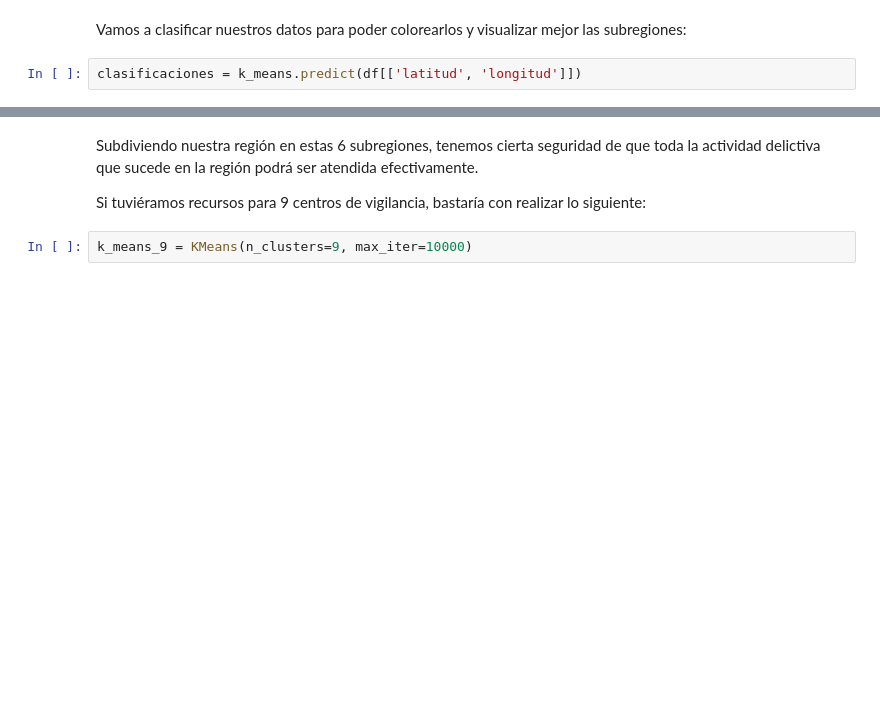
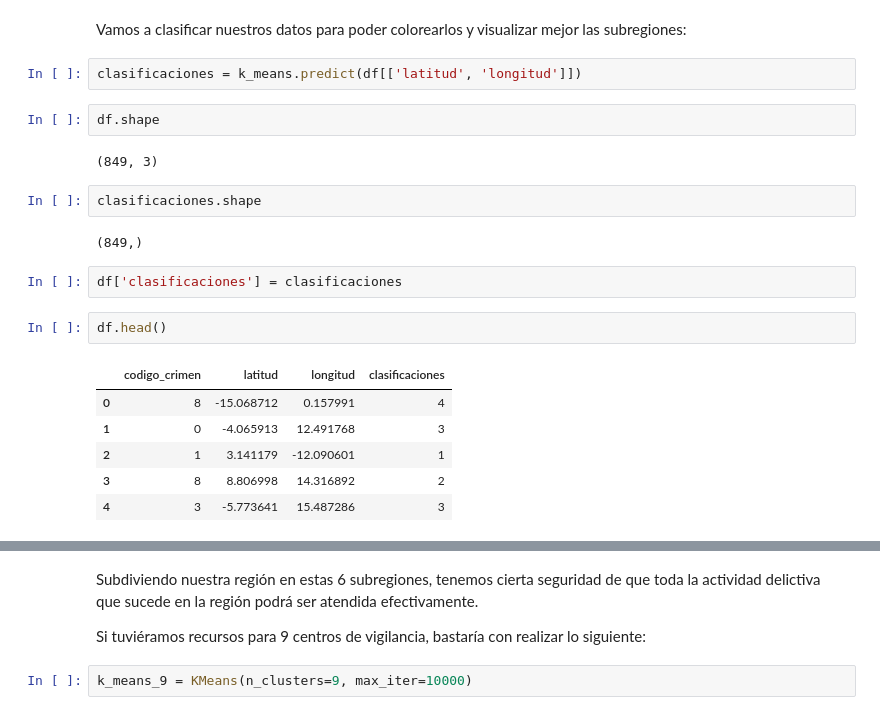
Before and after one commit to beduExpert/B2-Analisis-de-Datos-con-Python-2020, a Jupyter notebook: Sesion-08/Ejemplo-01/k_medias.ipynb, the cells around one changed output, grey strips where cells are left out. Drawn from its saved outputs; the diff is of its cells as text; blank space fills up the shorter version.

```diff
--- a/Sesion-08/Ejemplo-01/k_medias.ipynb
+++ b/Sesion-08/Ejemplo-01/k_medias.ipynb
@@ -80,6 +80,25 @@ sns.scatterplot(x=centers['latitud'] , y = centers['longitud'], ax=ax, s=100, co
 Vamos a clasificar nuestros datos para poder colorearlos y visualizar mejor las subregiones:
 # %%
 clasificaciones = k_means.predict(df[['latitud', 'longitud']])
+# %%
+df.shape
+# %% [output]
+(849, 3)
+# %%
+clasificaciones.shape
+# %% [output]
+(849,)
+# %%
+df['clasificaciones'] = clasificaciones
+# %%
+df.head()
+# %% [output]
+|  | codigo_crimen | latitud | longitud | clasificaciones |
+| 0 | 8 | -15.068712 | 0.157991 | 4 |
+| 1 | 0 | -4.065913 | 12.491768 | 3 |
+| 2 | 1 | 3.141179 | -12.090601 | 1 |
+| 3 | 8 | 8.806998 | 14.316892 | 2 |
+| 4 | 3 | -5.773641 | 15.487286 | 3 |
 # %%
 fig = plt.figure()
 ax = fig.add_subplot()
```
Also changed, not shown: parts of 5 cells of this notebook.
